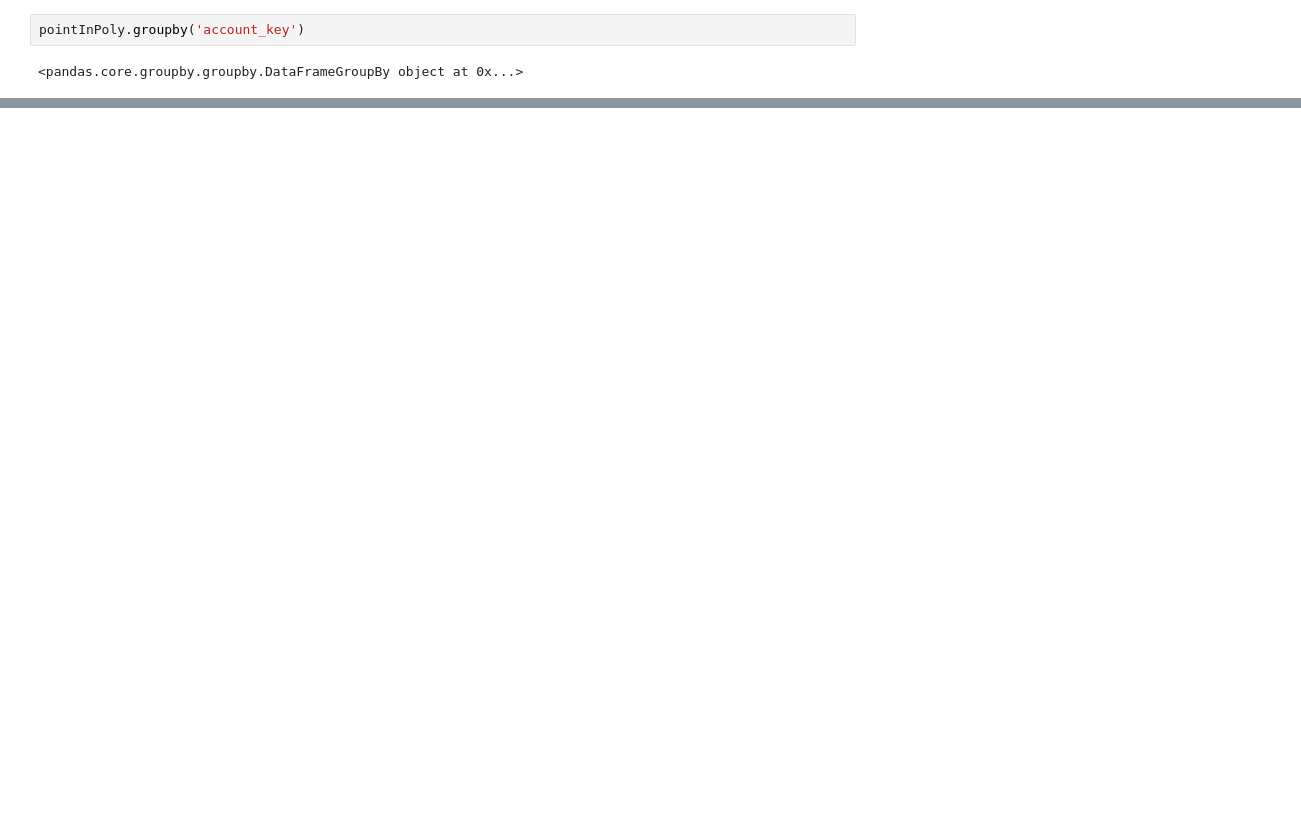
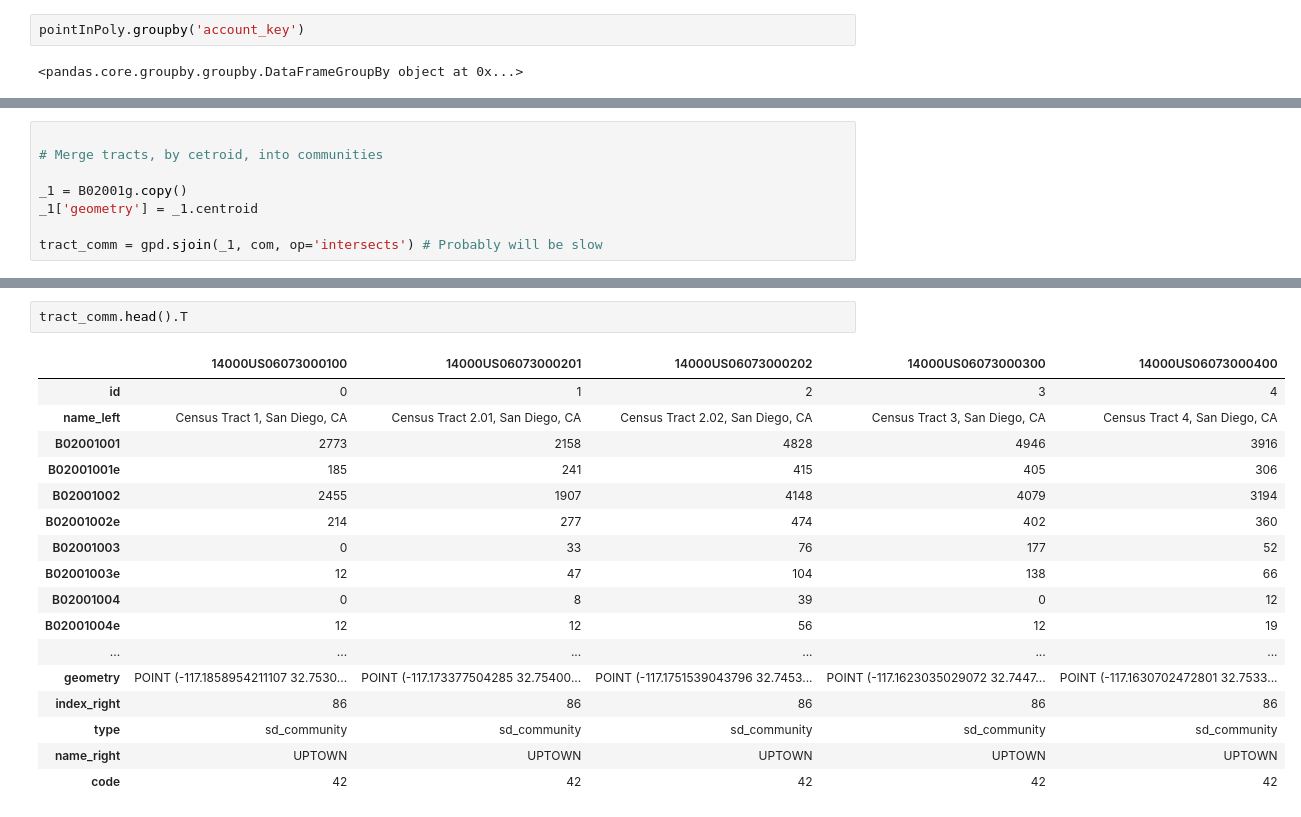
Before and after one commit to sandiegodata/notebooks, a Jupyter notebook: business/Business Merged to Communities.ipynb, the cells around one changed output, grey strips where cells are left out. Drawn from its saved outputs; the diff is of its cells as text; blank space fills up the shorter version.

```diff
--- a/business/Business Merged to Communities.ipynb
+++ b/business/Business Merged to Communities.ipynb
@@ -119,0 +154,8 @@ pointInPoly.groupby('account_key')
+# %%
+
+# Merge tracts, by cetroid, into communities
+
+_1 = B02001g.copy()
+_1['geometry'] = _1.centroid
+
+tract_comm = gpd.sjoin(_1, com, op='intersects') # Probably will be slow
@@ -119,0 +187,20 @@ pointInPoly.groupby('account_key')
+# %%
+tract_comm.head().T
+# %% [output]
+|  | 14000US06073000100 | 14000US06073000201 | 14000US06073000202 | 14000US06073000300 | 14000US06073000400 |
+| id | 0 | 1 | 2 | 3 | 4 |
+| name_left | Census Tract 1, San Diego, CA | Census Tract 2.01, San Diego, CA | Census Tract 2.02, San Diego, CA | Census Tract 3, San Diego, CA | Census Tract 4, San Diego, CA |
+| B02001001 | 2773 | 2158 | 4828 | 4946 | 3916 |
+| B02001001e | 185 | 241 | 415 | 405 | 306 |
+| B02001002 | 2455 | 1907 | 4148 | 4079 | 3194 |
+| B02001002e | 214 | 277 | 474 | 402 | 360 |
+| B02001003 | 0 | 33 | 76 | 177 | 52 |
+| B02001003e | 12 | 47 | 104 | 138 | 66 |
+| B02001004 | 0 | 8 | 39 | 0 | 12 |
+| B02001004e | 12 | 12 | 56 | 12 | 19 |
+| ... | ... | ... | ... | ... | ... |
+| geometry | POINT (-117.1858954211107 32.7530... | POINT (-117.173377504285 32.75400... | POINT (-117.1751539043796 32.7453... | POINT (-117.1623035029072 32.7447... | POINT (-117.1630702472801 32.7533... |
+| index_right | 86 | 86 | 86 | 86 | 86 |
+| type | sd_community | sd_community | sd_community | sd_community | sd_community |
+| name_right | UPTOWN | UPTOWN | UPTOWN | UPTOWN | UPTOWN |
+| code | 42 | 42 | 42 | 42 | 42 |
```
Also changed, not shown: parts of 12 cells of this notebook, 2 other files.
